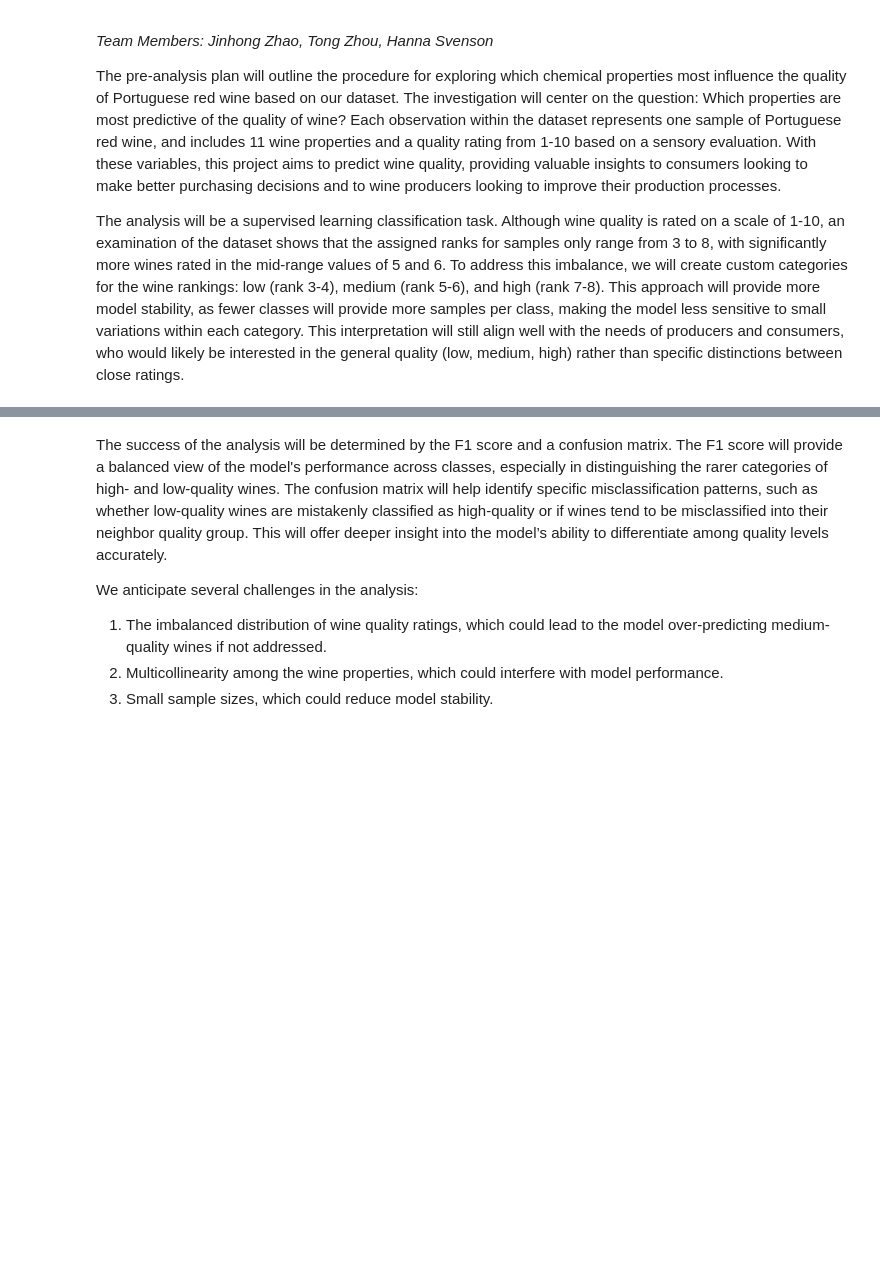
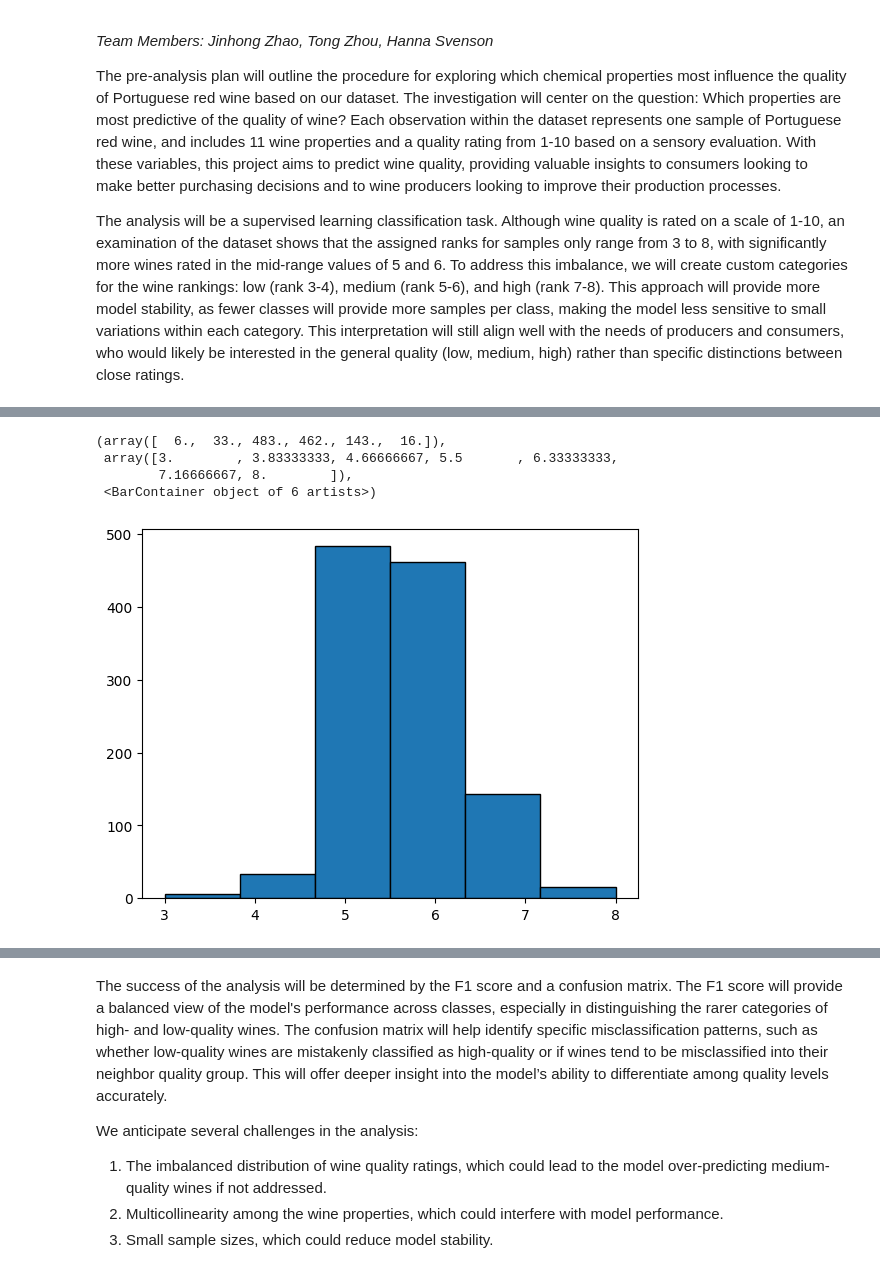
Before and after one commit to JinMizar/ds3001_final_project, a Jupyter notebook: Pre_Analysis_Plan.ipynb, the cells around one changed output, grey strips where cells are left out. Cells and saved outputs as stored; diff of their text form; code cells hidden in the pictures; blank space fills up the shorter version.

Commit message:
Making progress on data preparation

```diff
--- a/Pre_Analysis_Plan.ipynb
+++ b/Pre_Analysis_Plan.ipynb
@@ -16,0 +24,16 @@ The analysis will be a supervised learning classification task. Although wine qu
+# %%
+import numpy as np
+import pandas as pd
+import matplotlib.pyplot as plt
+import seaborn as sns
+from sklearn.utils import resample
+
+df = pd.read_csv('ds3001_final_project/data/WineQT.csv',low_memory=False)
+
+plt.hist(df['quality'], bins=6, edgecolor='black')
+# %% [output]
+(array([  6.,  33., 483., 462., 143.,  16.]),
+ array([3.        , 3.83333333, 4.66666667, 5.5       , 6.33333333,
+        7.16666667, 8.        ]),
+ <BarContainer object of 6 artists>)
+[figure, added]
```
Also changed, not shown: parts of 11 cells of this notebook.
